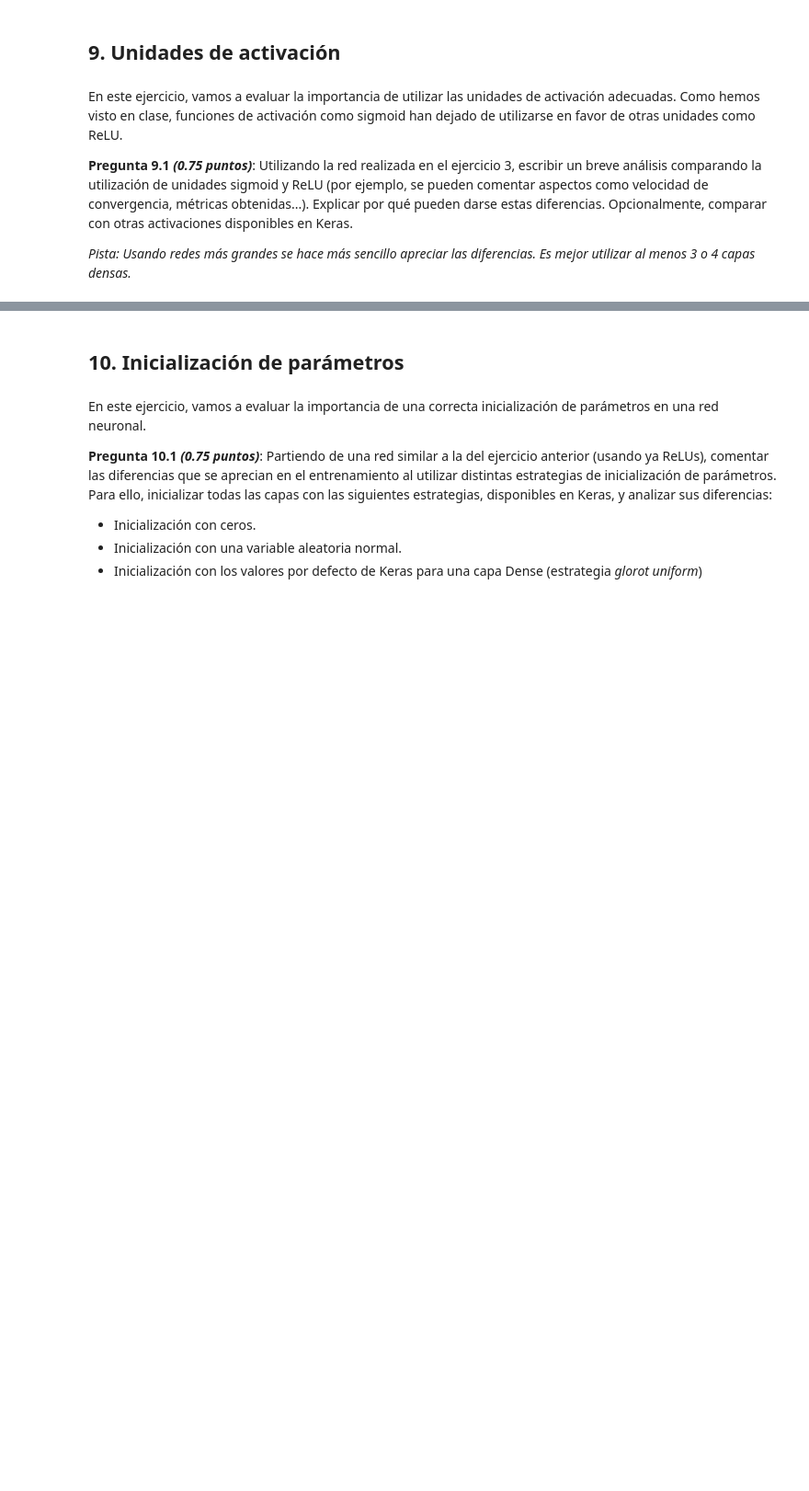
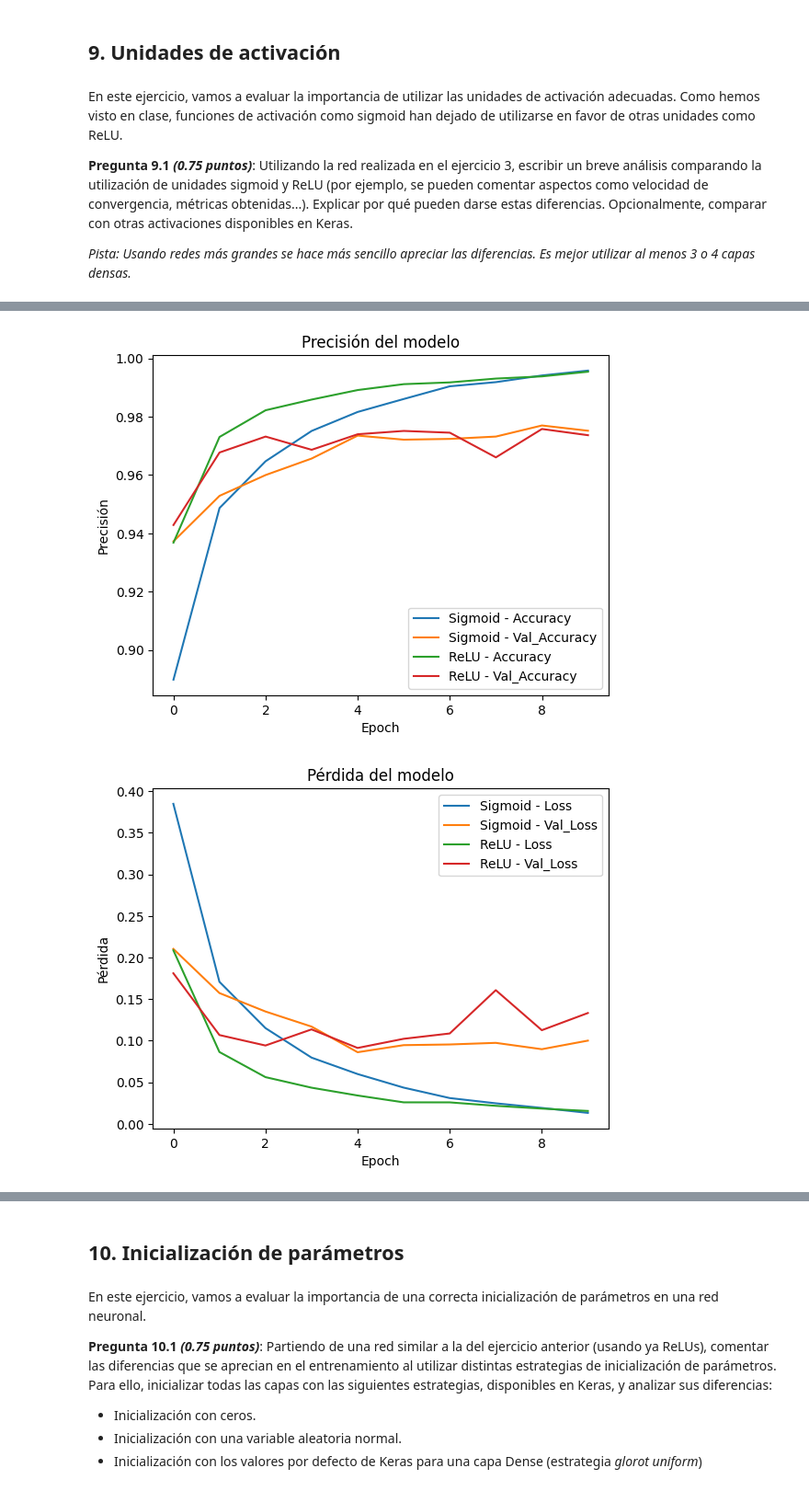
Before and after one commit to cabamarcos/MNIST_MLP, a Jupyter notebook: muinar06_act1_individual.ipynb, the cells around one changed output, grey strips where cells are left out. Shown at 92% size. Drawn from its saved outputs; the diff is of its cells as text; code cells hidden in the pictures; blank space fills up the shorter version.

```diff
--- a/muinar06_act1_individual.ipynb
+++ b/muinar06_act1_individual.ipynb
@@ -391,0 +400,3 @@ class myCallback(tf.keras.callbacks.Callback):
+# %%
+callbacks = myCallback()
+model.fit(training_images, training_labels, epochs=30, batch_size=32, validation_split=0.25, callbacks=[callbacks])
@@ -403,0 +450,12 @@ En este ejercicio, vamos a evaluar la importancia de utilizar las unidades de ac
+# %%
+model_relu = tf.keras.models.Sequential([
+    tf.keras.layers.Dense(512, activation='relu', input_shape=(784,)),
+    tf.keras.layers.Dense(256, activation='relu'),
+    tf.keras.layers.Dense(10, activation='softmax')
+])
+
+model_relu.compile(optimizer='adam',
+              loss='categorical_crossentropy',
+              metrics=['accuracy'])
+
+history_relu = model_relu.fit(training_images, training_labels, epochs=10, batch_size=32, validation_split=0.25)
@@ -403,0 +483,27 @@ En este ejercicio, vamos a evaluar la importancia de utilizar las unidades de ac
+# %%
+import matplotlib.pyplot as plt
+
+# Gráfico de precisión
+plt.plot(history_sigmoid.history['accuracy'], label='Sigmoid - Accuracy')
+plt.plot(history_sigmoid.history['val_accuracy'], label='Sigmoid - Val_Accuracy')
+plt.plot(history_relu.history['accuracy'], label='ReLU - Accuracy')
+plt.plot(history_relu.history['val_accuracy'], label='ReLU - Val_Accuracy')
+plt.title('Precisión del modelo')
+plt.ylabel('Precisión')
+plt.xlabel('Epoch')
+plt.legend(loc='lower right')
+plt.show()
+
+# Gráfico de pérdida
+plt.plot(history_sigmoid.history['loss'], label='Sigmoid - Loss')
+plt.plot(history_sigmoid.history['val_loss'], label='Sigmoid - Val_Loss')
+plt.plot(history_relu.history['loss'], label='ReLU - Loss')
+plt.plot(history_relu.history['val_loss'], label='ReLU - Val_Loss')
+plt.title('Pérdida del modelo')
+plt.ylabel('Pérdida')
+plt.xlabel('Epoch')
+plt.legend(loc='upper right')
+plt.show()
+# %% [output]
+[figure, added]
+[figure, added]
```
Also changed, not shown: parts of 14 cells of this notebook.
